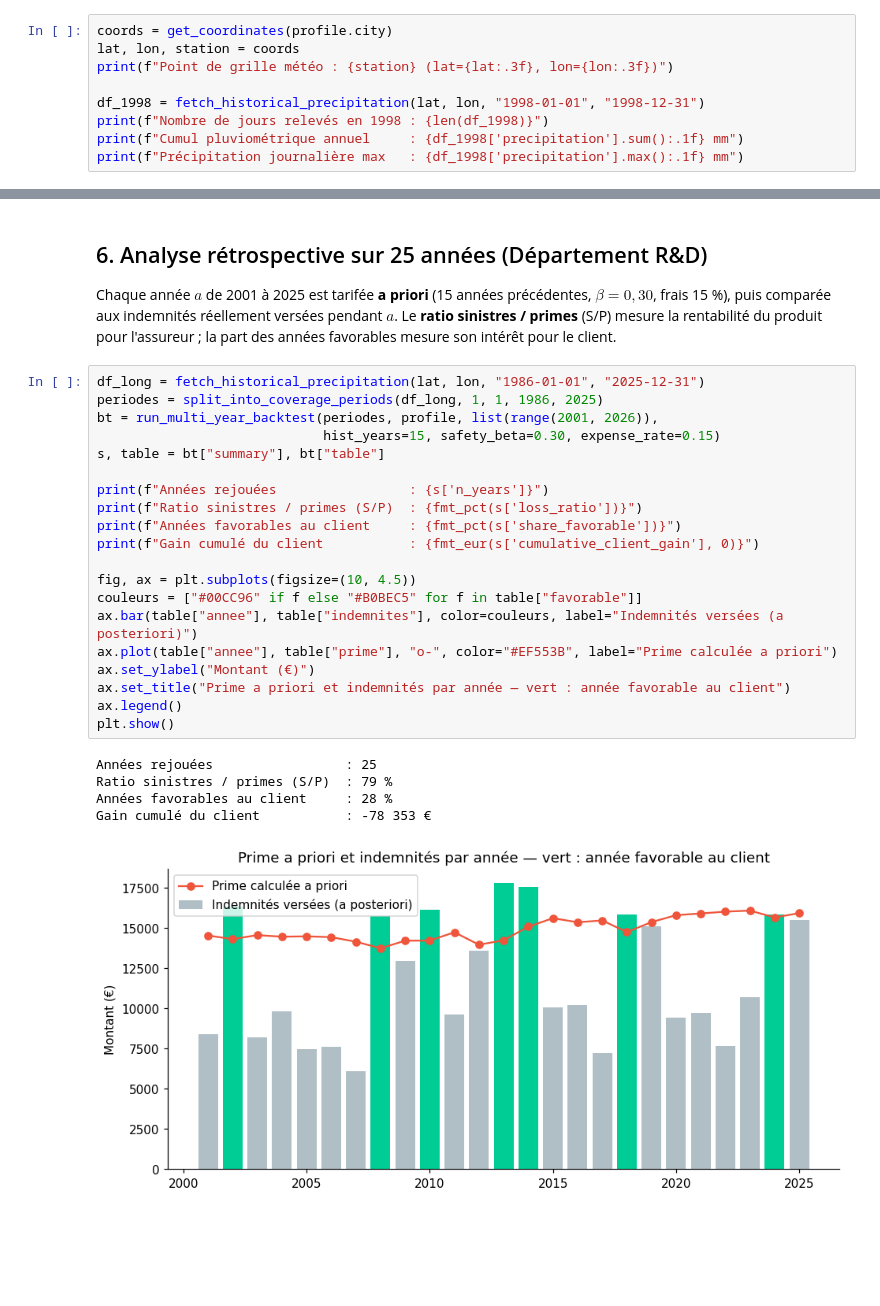
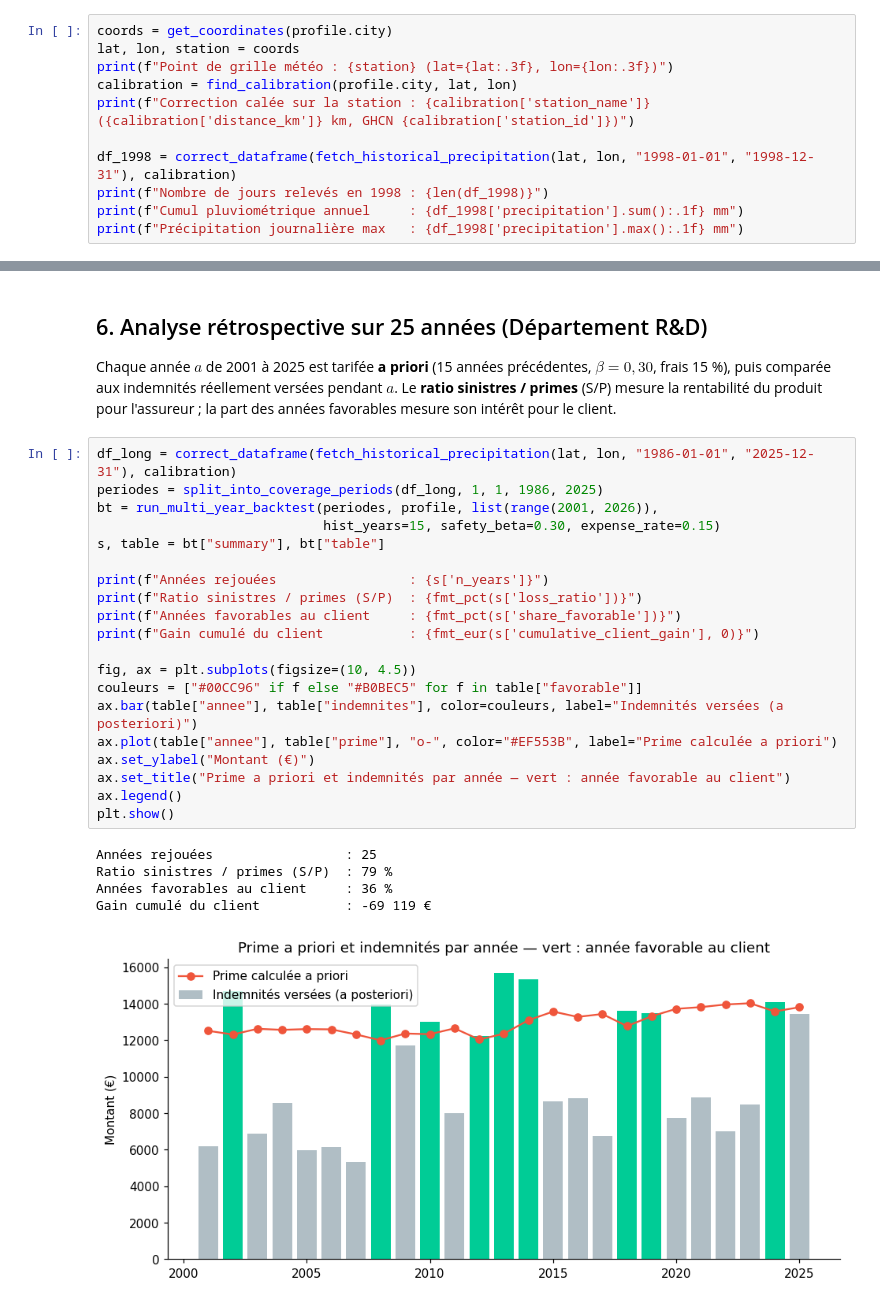
Before and after one commit to AmielMetier/PROJET-D-ACTUARIAT---IMAFA-2026-2027-LOGICIEL-D-ASSURANCE-DE-RISQUE-METEOROLOGIQUE, a Jupyter notebook: notebooks/01_tarification_et_analyse_retrospective.ipynb, the cells around one changed output, grey strips where cells are left out. Cells and saved outputs as stored; diff of their text form; blank space fills up the shorter version.

```diff
--- a/notebooks/01_tarification_et_analyse_retrospective.ipynb
+++ b/notebooks/01_tarification_et_analyse_retrospective.ipynb
@@ -65,8 +68,10 @@ Interrogation des coordonnées géographiques et récupération des précipitati
 coords = get_coordinates(profile.city)
 lat, lon, station = coords
 print(f"Point de grille météo : {station} (lat={lat:.3f}, lon={lon:.3f})")
+calibration = find_calibration(profile.city, lat, lon)
+print(f"Correction calée sur la station : {calibration['station_name']} ({calibration['distance_km']} km, GHCN {calibration['station_id']})")
 
-df_1998 = fetch_historical_precipitation(lat, lon, "1998-01-01", "1998-12-31")
+df_1998 = correct_dataframe(fetch_historical_precipitation(lat, lon, "1998-01-01", "1998-12-31"), calibration)
 print(f"Nombre de jours relevés en 1998 : {len(df_1998)}")
 print(f"Cumul pluviométrique annuel     : {df_1998['precipitation'].sum():.1f} mm")
 print(f"Précipitation journalière max   : {df_1998['precipitation'].max():.1f} mm")
@@ -207,28 +213,28 @@ plt.show()
 
 Chaque année $a$ de 2001 à 2025 est tarifée **a priori** (15 années précédentes, $\beta = 0{,}30$, frais 15 %), puis comparée aux indemnités réellement versées pendant $a$. Le **ratio sinistres / primes** (S/P) mesure la rentabilité du produit pour l'assureur ; la part des années favorables mesure son intérêt pour le client.
 # %%
-df_long = fetch_historical_precipitation(lat, lon, "1986-01-01", "2025-12-31")
+df_long = correct_dataframe(fetch_historical_precipitation(lat, lon, "1986-01-01", "2025-12-31"), calibration)
 periodes = split_into_coverage_periods(df_long, 1, 1, 1986, 2025)
 bt = run_multi_year_backtest(periodes, profile, list(range(2001, 2026)),
                              hist_years=15, safety_beta=0.30, expense_rate=0.15)
 s, table = bt["summary"], bt["table"]
 
 print(f"Années rejouées                 : {s['n_years']}")
 print(f"Ratio sinistres / primes (S/P)  : {fmt_pct(s['loss_ratio'])}")
 print(f"Années favorables au client     : {fmt_pct(s['share_favorable'])}")
 print(f"Gain cumulé du client           : {fmt_eur(s['cumulative_client_gain'], 0)}")
 
 fig, ax = plt.subplots(figsize=(10, 4.5))
 couleurs = ["#00CC96" if f else "#B0BEC5" for f in table["favorable"]]
 ax.bar(table["annee"], table["indemnites"], color=couleurs, label="Indemnités versées (a posteriori)")
 ax.plot(table["annee"], table["prime"], "o-", color="#EF553B", label="Prime calculée a priori")
 ax.set_ylabel("Montant (€)")
 ax.set_title("Prime a priori et indemnités par année — vert : année favorable au client")
 ax.legend()
 plt.show()
 # %% [output]
 Années rejouées                 : 25
 Ratio sinistres / primes (S/P)  : 79 %
-Années favorables au client     : 28 %
-Gain cumulé du client           : -78 353 €
+Années favorables au client     : 36 %
+Gain cumulé du client           : -69 119 €
-[figure, old version]
+[figure, new version]
```
Also changed, not shown: parts of 8 cells of this notebook, 17 other files.
